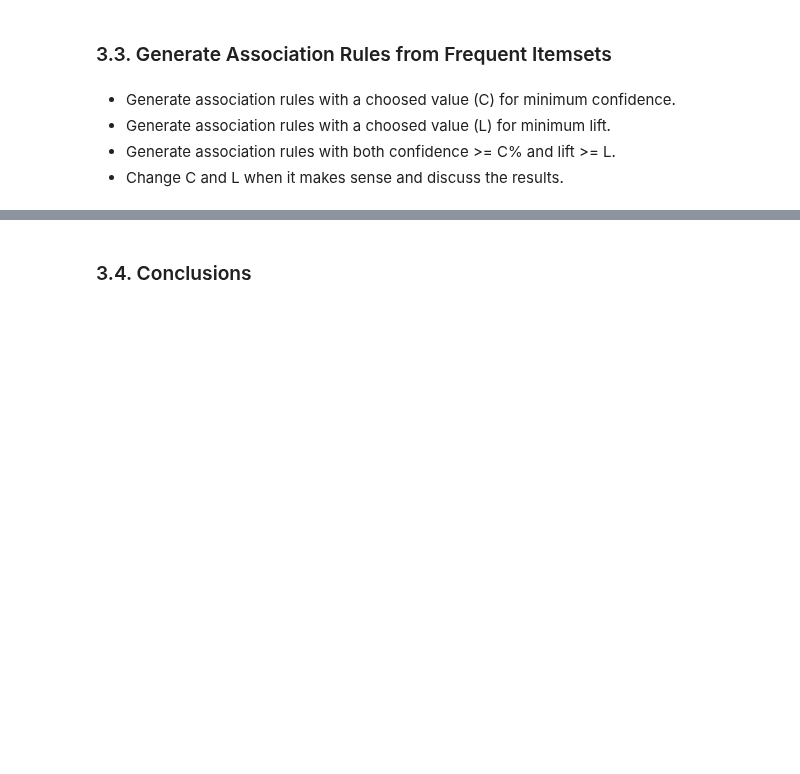
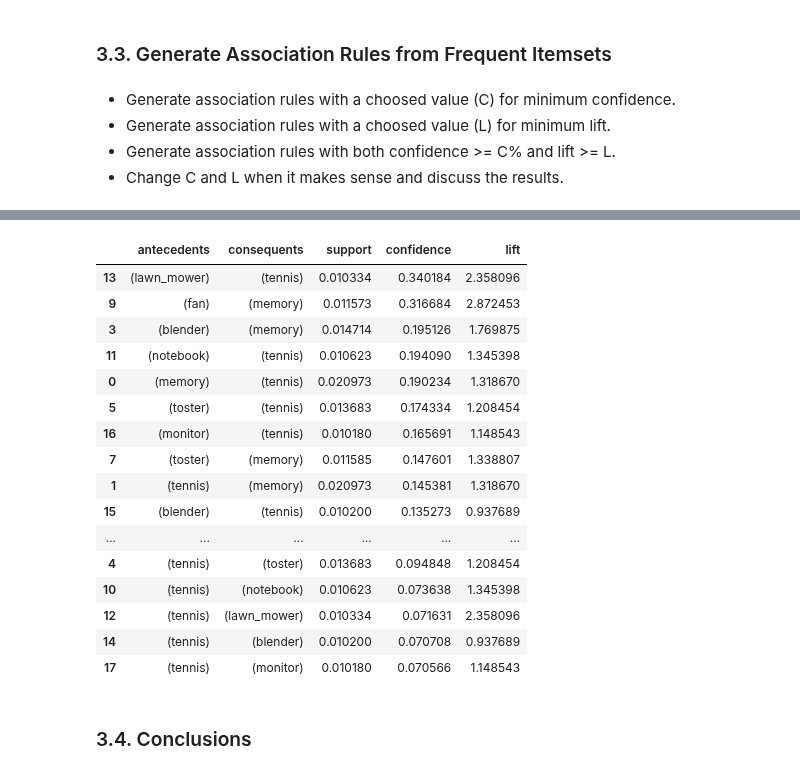
Before and after one commit to flpsantos3/PD_01, a Jupyter notebook: PD_202021_P1.ipynb, the cells around one changed output, grey strips where cells are left out. Saved outputs shown, nothing was run; the diff lists cells and outputs as text; code cells hidden in the pictures; blank space fills up the shorter version.

```diff
--- a/PD_202021_P1.ipynb
+++ b/PD_202021_P1.ipynb
@@ -784,8 +796,12 @@ spring_clicks_binary = pd.DataFrame(trans_array, columns=tr_enc.columns_)
 # FP-Growth
 frequent_spring_clicks=fpgrowth(spring_clicks_binary, min_support=0.01,use_colnames=True)
 frequent_spring_clicks['length'] = frequent_spring_clicks['itemsets'].apply(lambda x: len(x))
+frequent_spring_clicks=frequent_spring_clicks.sort_values(by=['length','support'], ascending=False)
+frequent_spring_clicks=frequent_spring_clicks.reset_index(drop=True)
+frequent_spring_clicks.index+=1
+
+# only 2 and 3 itemsets
 itemsets_spring_clicks=frequent_spring_clicks[frequent_spring_clicks['length']>1]
-itemsets_spring_clicks=itemsets_spring_clicks.sort_values(by=['length','support'], ascending=False)
 itemsets_spring_clicks=itemsets_spring_clicks.reset_index(drop=True)
 itemsets_spring_clicks.index+=1
 itemsets_spring_clicks
@@ -810,3 +907,30 @@ itemsets_spring_clicks
+# %%
+# Generate association rules with confidence >= 10%
+rules_spring_clicks = association_rules(frequent_spring_clicks,
+                                      metric = "confidence",
+                                      min_threshold=0.010)
+
+rules_spring_clicks[['antecedents','consequents','support','confidence','lift']]\
+                  .sort_values(by=['confidence','lift'],
+                               ascending=False)
+# %% [output]
+|  | antecedents | consequents | support | confidence | lift |
+| 13 | (lawn_mower) | (tennis) | 0.010334 | 0.340184 | 2.358096 |
+| 9 | (fan) | (memory) | 0.011573 | 0.316684 | 2.872453 |
+| 3 | (blender) | (memory) | 0.014714 | 0.195126 | 1.769875 |
+| 11 | (notebook) | (tennis) | 0.010623 | 0.194090 | 1.345398 |
+| 0 | (memory) | (tennis) | 0.020973 | 0.190234 | 1.318670 |
+| 5 | (toster) | (tennis) | 0.013683 | 0.174334 | 1.208454 |
+| 16 | (monitor) | (tennis) | 0.010180 | 0.165691 | 1.148543 |
+| 7 | (toster) | (memory) | 0.011585 | 0.147601 | 1.338807 |
+| 1 | (tennis) | (memory) | 0.020973 | 0.145381 | 1.318670 |
+| 15 | (blender) | (tennis) | 0.010200 | 0.135273 | 0.937689 |
+| ... | ... | ... | ... | ... | ... |
+| 4 | (tennis) | (toster) | 0.013683 | 0.094848 | 1.208454 |
+| 10 | (tennis) | (notebook) | 0.010623 | 0.073638 | 1.345398 |
+| 12 | (tennis) | (lawn_mower) | 0.010334 | 0.071631 | 2.358096 |
+| 14 | (tennis) | (blender) | 0.010200 | 0.070708 | 0.937689 |
+| 17 | (tennis) | (monitor) | 0.010180 | 0.070566 | 1.148543 |
 # %% [markdown]
 ### 3.4. Conclusions
 # %% [markdown]
```
Also changed, not shown: parts of 7 cells of this notebook.
